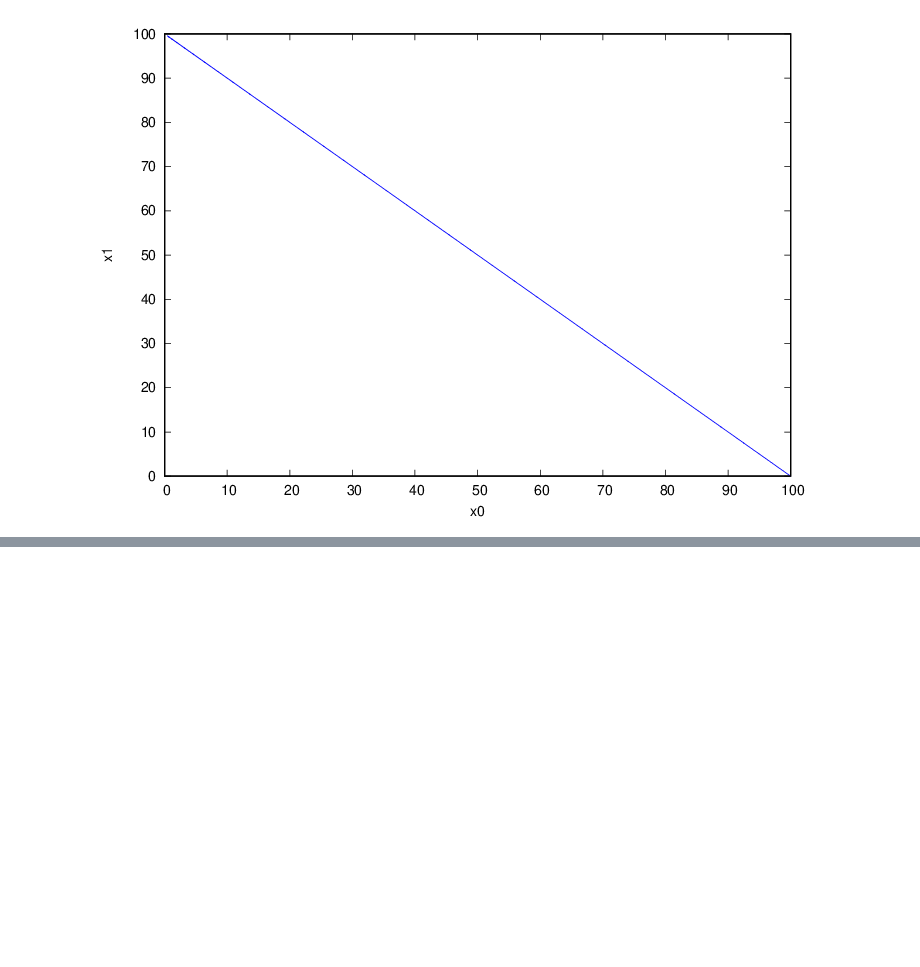
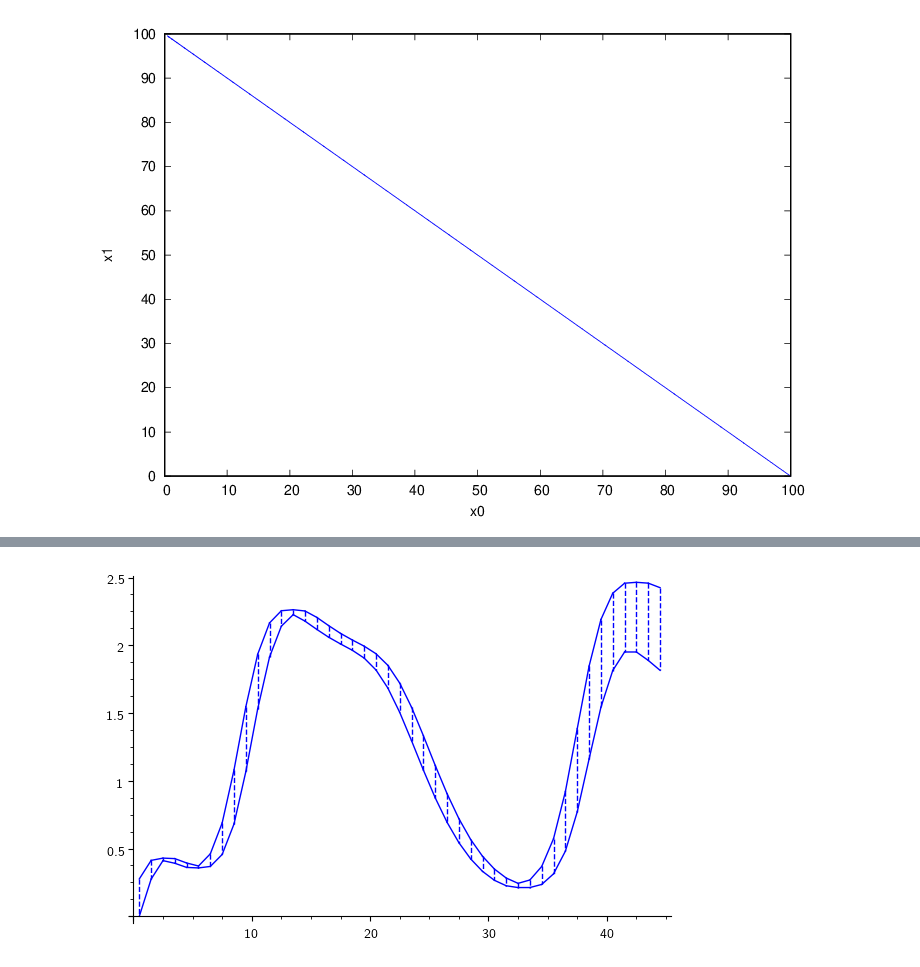
Before and after one commit to twright/Logic-of-Behaviour-in-Uncertain-Contexts, a Jupyter notebook: NonPolynomialReachability.ipynb, the cells around one changed output, grey strips where cells are left out. Saved outputs shown, nothing was run; the diff lists cells and outputs as text; code cells hidden in the pictures; blank space fills up the shorter version.

```diff
--- a/NonPolynomialReachability.ipynb
+++ b/NonPolynomialReachability.ipynb
@@ -7,3 +1,35 @@ def display_graphics(g):
+# %%
+from IPython.display import Image
+
+def display_graphics(g):
+    g.save("/tmp/test.png")
+    return Image("/tmp/test.png")
+
+#latex.add_to_preamble(r"\usepackage{amsmath}")
+from matplotlib import rc
+rc('text', usetex=True)
+rc('text.latex', preamble=r'\usepackage{amsmath}')
+from contextlib import contextmanager
+import sys, os
+
+@contextmanager
+def suppress_stdout():
+    with open(os.devnull, "w") as devnull:
+        old_stdout = sys.stdout
+        sys.stdout = devnull
+        try:
+            yield
+        finally:
+            sys.stdout = old_stdout
+
+
+import warnings
+
+@contextmanager
+def suppress_warnings():
+    with warnings.catch_warnings():
+        warnings.simplefilter("ignore")
+        yield
 # %%
 from flowstar.reachability import *
 # %%
@@ -144,0 +190,3 @@ r.wplot(s.n("S"), s.n("P"))
+# %%
+#s = p.as_system; s
+s = System.load_from_script('/tmp/bond-sage-script-l0s67857.py'); s
@@ -144,0 +195,2 @@ r.wplot(s.n("S"), s.n("P"))
+# %%
+r = s.reach(45)
@@ -144,0 +241,7 @@ r.wplot(s.n("S"), s.n("P"))
+# %%
+with suppress_stdout():
+    g = r.sage_time_tube_plot(s.n("Protein(dEL,iEL;)"), 1, t=s.n('Time'))
+
+display_graphics(g)
+# %% [output]
+[figure, added]
```
Also changed, not shown: parts of 18 cells of this notebook, 41 other files.
